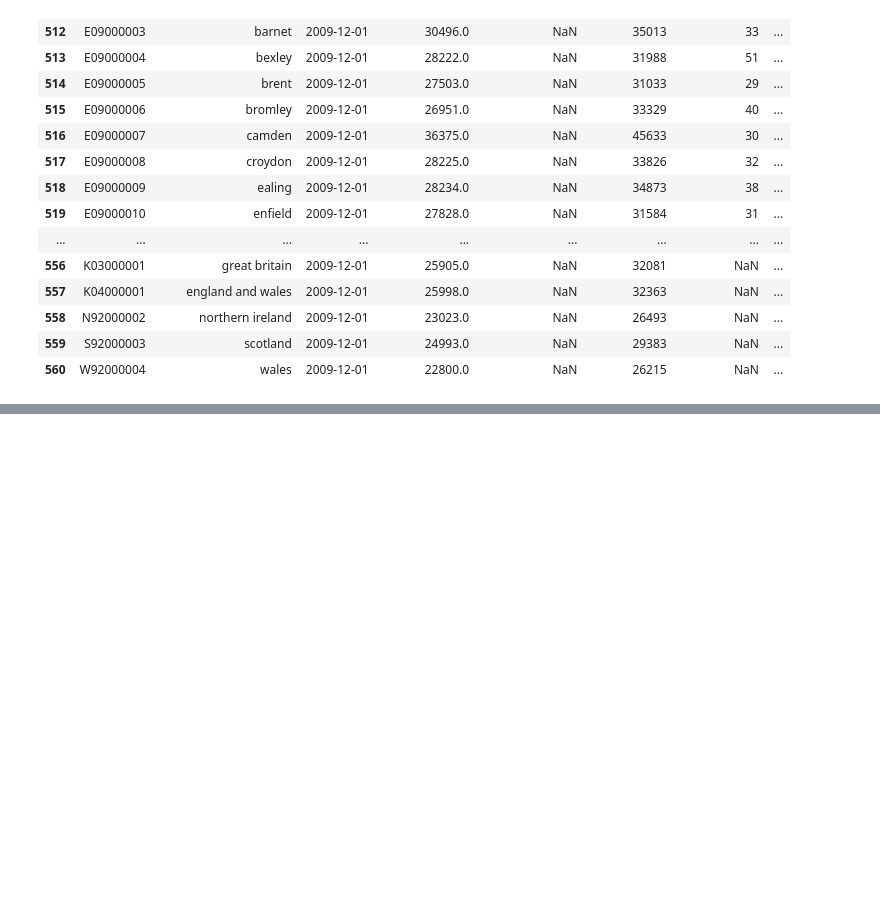
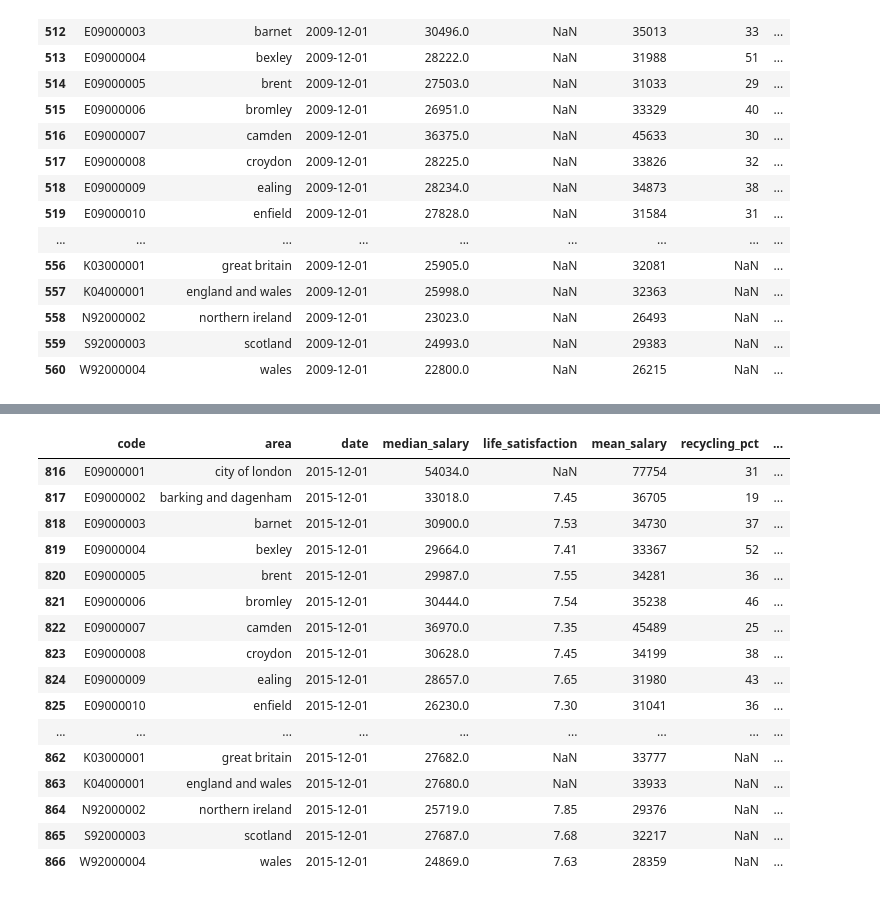
Before and after one commit to fraserrbarclay/Python-Data-Practicals, a Jupyter notebook: projects/01_Data_Investigation_Project.ipynb, the cells around one changed output, grey strips where cells are left out. Cells and saved outputs as stored; diff of their text form; code cells hidden in the pictures; blank space fills up the shorter version.

```diff
--- a/projects/01_Data_Investigation_Project.ipynb
+++ b/projects/01_Data_Investigation_Project.ipynb
@@ -163,0 +209,30 @@ df_year
+# %%
+#I can add columns for population density and persons per house/job
+
+for i in df:
+  pop_density = df['population_size']/df['area_size']
+  jobs_pp = df ['number_of_jobs']/df['population_size']
+  person_house =df['population_size']/ df ['no_of_houses']
+df['population_density'] = pop_density
+df['job_density'] = jobs_pp
+df['persons_per_house'] = person_house
+
+dfyear(2015)
+# %% [output]
+|  | code | area | date | median_salary | life_satisfaction | mean_salary | recycling_pct | ... |
+| 816 | E09000001 | city of london | 2015-12-01 | 54034.0 | NaN | 77754 | 31 | ... |
+| 817 | E09000002 | barking and dagenham | 2015-12-01 | 33018.0 | 7.45 | 36705 | 19 | ... |
+| 818 | E09000003 | barnet | 2015-12-01 | 30900.0 | 7.53 | 34730 | 37 | ... |
+| 819 | E09000004 | bexley | 2015-12-01 | 29664.0 | 7.41 | 33367 | 52 | ... |
+| 820 | E09000005 | brent | 2015-12-01 | 29987.0 | 7.55 | 34281 | 36 | ... |
+| 821 | E09000006 | bromley | 2015-12-01 | 30444.0 | 7.54 | 35238 | 46 | ... |
+| 822 | E09000007 | camden | 2015-12-01 | 36970.0 | 7.35 | 45489 | 25 | ... |
+| 823 | E09000008 | croydon | 2015-12-01 | 30628.0 | 7.45 | 34199 | 38 | ... |
+| 824 | E09000009 | ealing | 2015-12-01 | 28657.0 | 7.65 | 31980 | 43 | ... |
+| 825 | E09000010 | enfield | 2015-12-01 | 26230.0 | 7.30 | 31041 | 36 | ... |
+| ... | ... | ... | ... | ... | ... | ... | ... | ... |
+| 862 | K03000001 | great britain | 2015-12-01 | 27682.0 | NaN | 33777 | NaN | ... |
+| 863 | K04000001 | england and wales | 2015-12-01 | 27680.0 | NaN | 33933 | NaN | ... |
+| 864 | N92000002 | northern ireland | 2015-12-01 | 25719.0 | 7.85 | 29376 | NaN | ... |
+| 865 | S92000003 | scotland | 2015-12-01 | 27687.0 | 7.68 | 32217 | NaN | ... |
+| 866 | W92000004 | wales | 2015-12-01 | 24869.0 | 7.63 | 28359 | NaN | ... |
```
Also changed, not shown: parts of 2 cells of this notebook.
